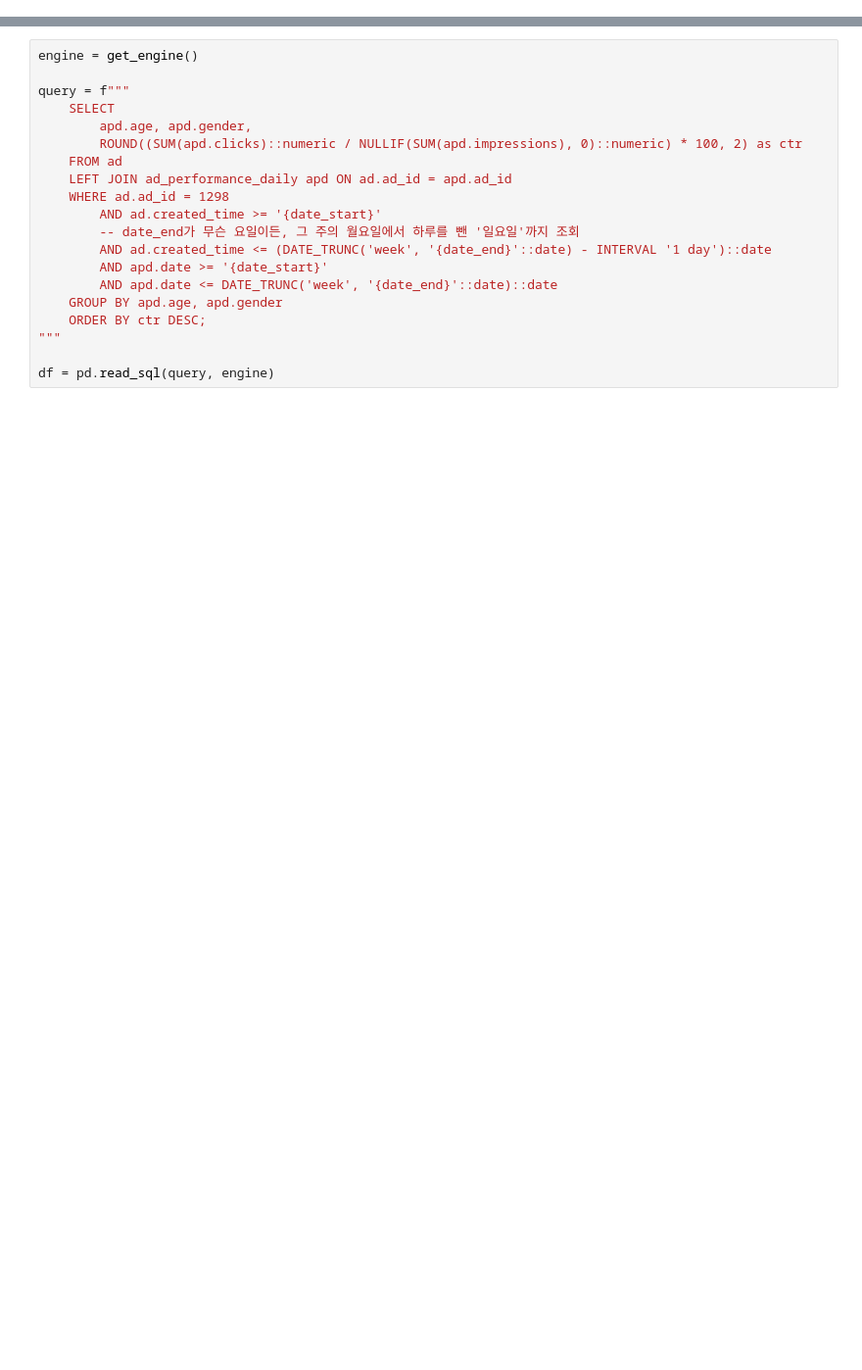
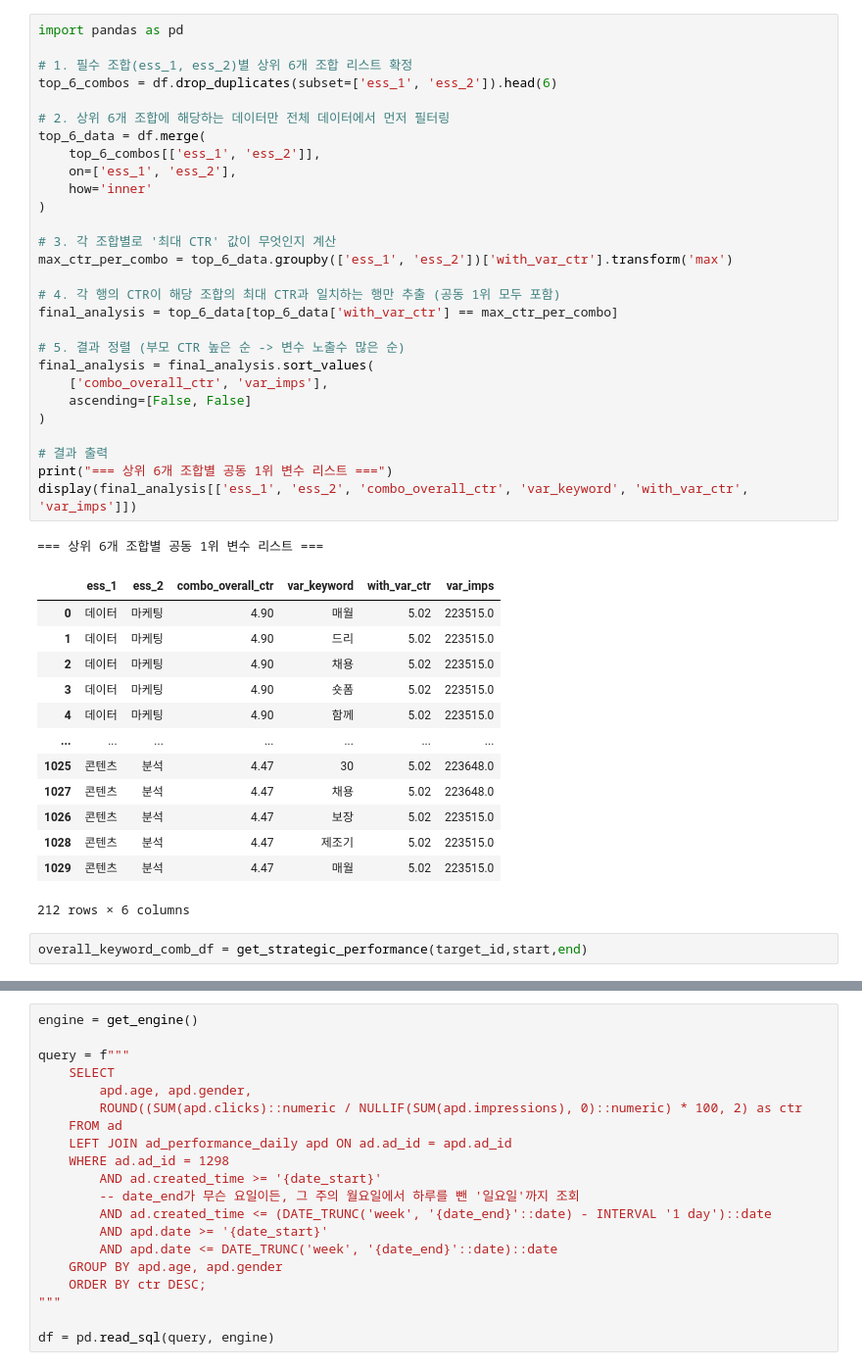
Before and after one commit to CheonJihyun/depart_analysisreport_automation, a Jupyter notebook: df_test.ipynb, the cells around one changed output, grey strips where cells are left out. Shown at 98% size. Cells and saved outputs as stored; diff of their text form; blank space fills up the shorter version.

```diff
--- a/df_test.ipynb
+++ b/df_test.ipynb
@@ -14,0 +52,45 @@ date_end = "2025-12-29"
+# %%
+import pandas as pd
+
+# 1. 필수 조합(ess_1, ess_2)별 상위 6개 조합 리스트 확정
+top_6_combos = df.drop_duplicates(subset=['ess_1', 'ess_2']).head(6)
+
+# 2. 상위 6개 조합에 해당하는 데이터만 전체 데이터에서 먼저 필터링
+top_6_data = df.merge(
+    top_6_combos[['ess_1', 'ess_2']],
+    on=['ess_1', 'ess_2'],
+    how='inner'
+)
+
+# 3. 각 조합별로 '최대 CTR' 값이 무엇인지 계산
+max_ctr_per_combo = top_6_data.groupby(['ess_1', 'ess_2'])['with_var_ctr'].transform('max')
+
+# 4. 각 행의 CTR이 해당 조합의 최대 CTR과 일치하는 행만 추출 (공동 1위 모두 포함)
+final_analysis = top_6_data[top_6_data['with_var_ctr'] == max_ctr_per_combo]
+
+# 5. 결과 정렬 (부모 CTR 높은 순 -> 변수 노출수 많은 순)
+final_analysis = final_analysis.sort_values(
+    ['combo_overall_ctr', 'var_imps'],
+    ascending=[False, False]
+)
+
+# 결과 출력
+print("=== 상위 6개 조합별 공동 1위 변수 리스트 ===")
+display(final_analysis[['ess_1', 'ess_2', 'combo_overall_ctr', 'var_keyword', 'with_var_ctr', 'var_imps']])
+# %% [output]
+=== 상위 6개 조합별 공동 1위 변수 리스트 ===
+|  | ess_1 | ess_2 | combo_overall_ctr | var_keyword | with_var_ctr | var_imps |
+| 0 | 데이터 | 마케팅 | 4.90 | 매월 | 5.02 | 223515.0 |
+| 1 | 데이터 | 마케팅 | 4.90 | 드리 | 5.02 | 223515.0 |
+| 2 | 데이터 | 마케팅 | 4.90 | 채용 | 5.02 | 223515.0 |
+| 3 | 데이터 | 마케팅 | 4.90 | 숏폼 | 5.02 | 223515.0 |
+| 4 | 데이터 | 마케팅 | 4.90 | 함께 | 5.02 | 223515.0 |
+| ... | ... | ... | ... | ... | ... | ... |
+| 1025 | 콘텐츠 | 분석 | 4.47 | 30 | 5.02 | 223648.0 |
+| 1027 | 콘텐츠 | 분석 | 4.47 | 채용 | 5.02 | 223648.0 |
+| 1026 | 콘텐츠 | 분석 | 4.47 | 보장 | 5.02 | 223515.0 |
+| 1028 | 콘텐츠 | 분석 | 4.47 | 제조기 | 5.02 | 223515.0 |
+| 1029 | 콘텐츠 | 분석 | 4.47 | 매월 | 5.02 | 223515.0 |
+212 rows × 6 columns
+# %%
+overall_keyword_comb_df = get_strategic_performance(target_id,start,end)
```
Also changed, not shown: parts of 26 cells of this notebook, 30 other files.
